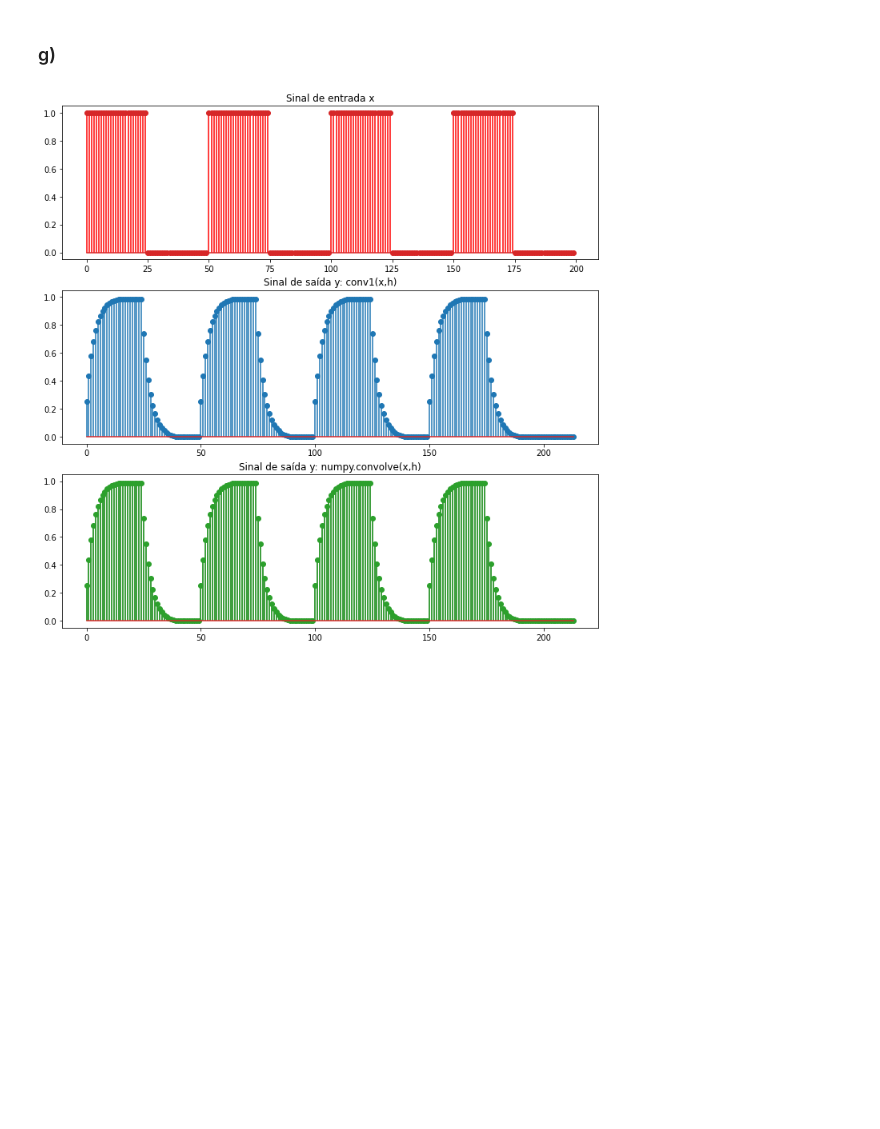
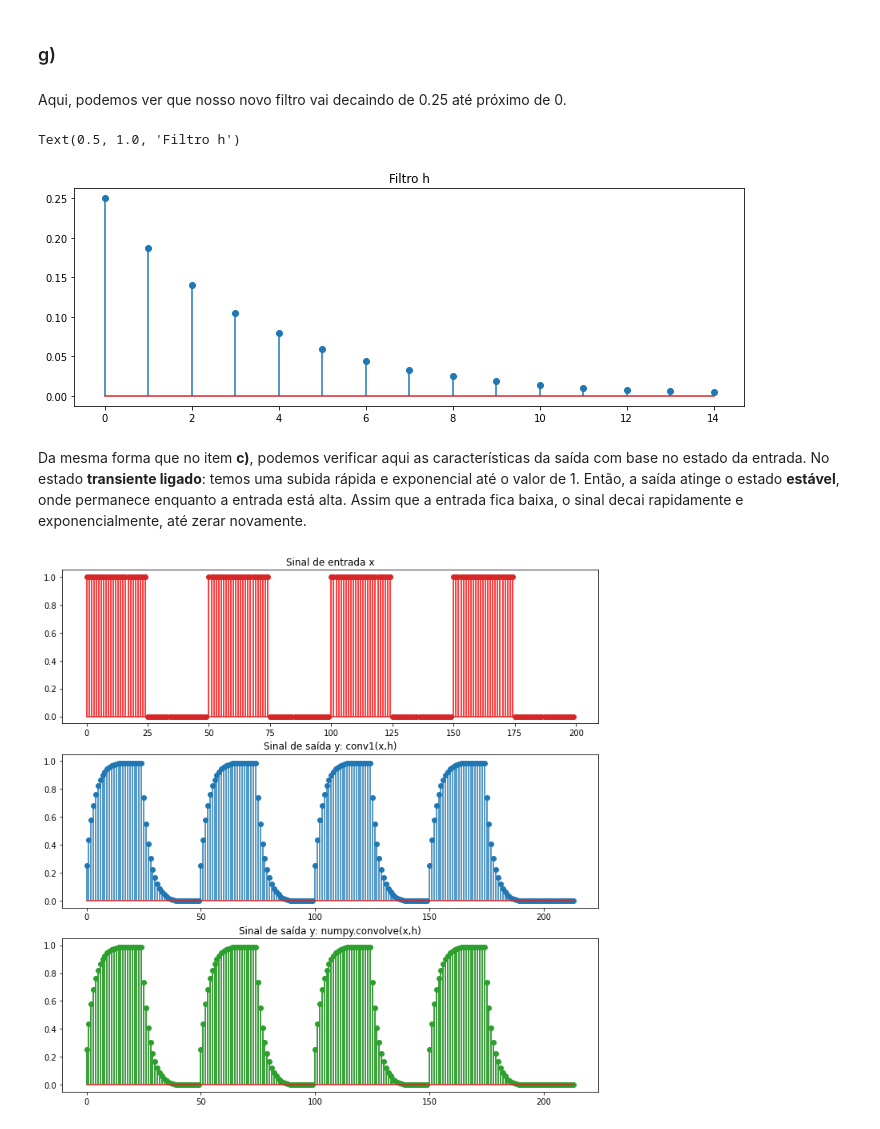
Before and after one commit to julianafalves/Sinais-Digitais, a Jupyter notebook: Projeto3.ipynb, the cells around one changed output. Cells and saved outputs as stored; diff of their text form; code cells hidden in the pictures; blank space fills up the shorter version.

```diff
--- a/Projeto3.ipynb
+++ b/Projeto3.ipynb
@@ -221,3 +252,5 @@ show()
 [figure]
 # %% [markdown]
 ### g)
+# %% [markdown]
+Aqui, podemos ver que nosso novo filtro vai decaindo de 0.25 até próximo de 0.
@@ -224 +259,9 @@ show()
+# %%
+stem(h_g, use_line_collection=True)
+plt.title('Filtro h')
+# %% [output]
+Text(0.5, 1.0, 'Filtro h')
+[figure, added]
+# %% [markdown]
+Da mesma forma que no item **c)**, podemos verificar aqui as características da saída com base no estado da entrada. No estado **transiente ligado**: temos uma subida rápida e exponencial até o valor de 1. Então, a saída atinge o estado **estável**, onde permanece enquanto a entrada está alta. Assim que a entrada fica baixa, o sinal decai rapidamente e exponencialmente, até zerar novamente.
 # %%
```
Also changed, not shown: parts of 20 cells of this notebook.
